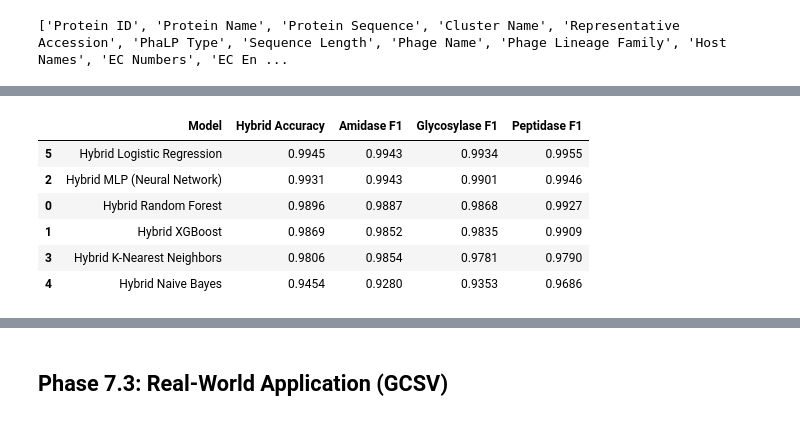
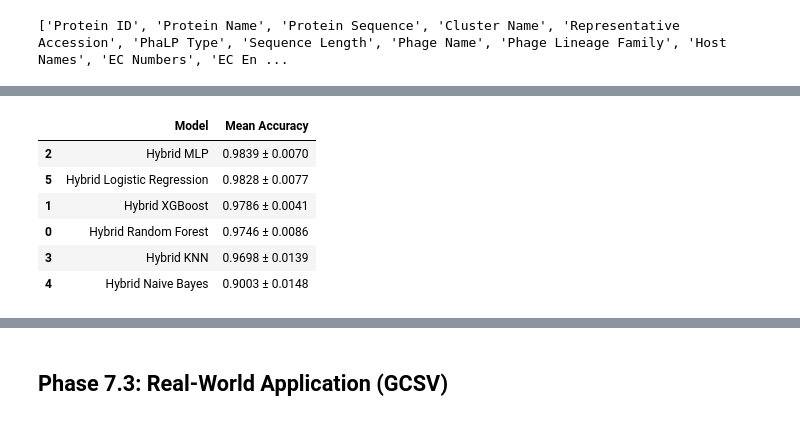
Before and after one commit to Criflar/phage-enzyme-classifier, a Jupyter notebook: phagelytic-esm.ipynb, the cells around one changed output, grey strips where cells are left out. Drawn from its saved outputs; the diff is of its cells as text; code cells hidden in the pictures.

```diff
--- a/phagelytic-esm.ipynb
+++ b/phagelytic-esm.ipynb
@@ -124,7 +124,7 @@ Given the massive discrepancy between Peptidase and the other two classes, we ne
 print(merged_df['Protein Sequence'].value_counts())
 
 # Looking at the column names from the csv files, we're looking for the DNA sequences. So, we'll use the column name 'Protein Sequence' and drop any rows where this column is null or missing.
-cleaned_df = merged_df.dropna(subset='Protein Sequence')
+cleaned_df = merged_df.dropna(subset='Protein Sequence').copy()
 print("\nTotal dataset shape after dropping missing: ", cleaned_df.shape)
 
 # We also have to ensure that each protein sequence is capitalized to maintain consistency.
@@ -747,6 +754,7 @@ groups = master_df['Cluster Name'].fillna(master_df.index.to_series()).astype(st
 # 2. Encode labels
 le = LabelEncoder()
 y_encoded = le.fit_transform(master_df['Label'])
+y = y_encoded  # Alias so downstream cells (e.g. Cell 51) can reference either name
 
 # 3. Initialize StratifiedGroupKFold
 sgkf = StratifiedGroupKFold(n_splits=5, shuffle=True, random_state=42)
@@ -777,21 +785,24 @@ for fold_i, (tr_idx, te_idx) in enumerate(sgkf.split(X_esm, y_encoded, groups=gr
     print(f"Fold {fold_i}/5: Accuracy = {acc:.4f}  |  "
           f"F1 per class: {dict(zip(le.classes_, [f'{v:.4f}' for v in f1_per_class]))}")
 
-    # Retain the last fold's indices
+    # Retain the last fold's indices (used as canonical split for downstream qualitative analyses)
     train_idx, test_idx = tr_idx, te_idx
 
 # 4. Cross-validation summary
-mean_acc = np.mean(fold_accuracies)
-std_acc = np.std(fold_accuracies)
+mlp_cv_mean_acc = np.mean(fold_accuracies)
+mlp_cv_std_acc = np.std(fold_accuracies)
 mean_f1 = np.mean(fold_f1_per_class, axis=0)
 std_f1 = np.std(fold_f1_per_class, axis=0)
 
 print("=" * 60)
-print(f"\nMLP 5-Fold CV Accuracy: {mean_acc:.4f} \u00b1 {std_acc:.4f}")
+print(f"\nMLP 5-Fold CV Accuracy: {mlp_cv_mean_acc:.4f} ± {mlp_cv_std_acc:.4f}")
 for cls_name, mf, sf in zip(le.classes_, mean_f1, std_f1):
-    print(f"  {cls_name} F1: {mf:.4f} \u00b1 {sf:.4f}")
+    print(f"  {cls_name} F1: {mf:.4f} ± {sf:.4f}")
 
 # 5. Canonical split from the last fold for downstream cells
+# Note: The last fold is arbitrary but deterministic (random_state=42). The 5-fold CV
+# metrics above are the robust estimate; this canonical split is for qualitative analyses
+# (confusion matrix, convergence plot, sequence identity, etc.)
 X_train, X_test = X_esm[train_idx], X_esm[test_idx]
 y_train, y_test = y_encoded[train_idx], y_encoded[test_idx]
 
@@ -1048,51 +1077,57 @@ from sklearn.neural_network import MLPClassifier
 from sklearn.neighbors import KNeighborsClassifier
 from sklearn.naive_bayes import GaussianNB
 from sklearn.linear_model import LogisticRegression
-from sklearn.metrics import classification_report
+from sklearn.metrics import accuracy_score
+from sklearn.model_selection import StratifiedGroupKFold
+from sklearn.base import clone
 
-# 1. Extract the 4 Biopython Features (Using your exact column names)
+# 1. Build hybrid feature matrix (640 ESM + 4 Bio = 644 dimensions)
 bio_features = master_df[['Molecular_Weight', 'pI', 'Instability', 'GRAVY']].values
-
-# 2. Concatenate the Matrices (640 ESM + 4 Bio = 644 dimensions)
 X_hybrid = np.hstack((X_esm, bio_features))
 
-# 3. Apply the exact same splits generated earlier (GroupShuffleSplit) to ensure a 1:1 comparison
-X_train_hybrid, X_test_hybrid = X_hybrid[train_idx], X_hybrid[test_idx]
+# 2. Same CV splitter as Cells 49/51 for a fair 1:1 comparison
+sgkf_hybrid = StratifiedGroupKFold(n_splits=5, shuffle=True, random_state=42)
 
-# 4. Scale the New 644-D Data
-scaler_hybrid = StandardScaler()
-X_train_scaled_hybrid = scaler_hybrid.fit_transform(X_train_hybrid)
-X_test_scaled_hybrid = scaler_hybrid.transform(X_test_hybrid)
-
-# 5. Initialize the Full Suite of Models
+# 3. Models
 models_hybrid = {
     "Hybrid Random Forest": RandomForestClassifier(random_state=42),
     "Hybrid XGBoost": XGBClassifier(random_state=42, eval_metric='mlogloss'),
-    "Hybrid MLP (Neural Network)": MLPClassifier(random_state=42, max_iter=1000, early_stopping=True),
-    "Hybrid K-Nearest Neighbors": KNeighborsClassifier(),
+    "Hybrid MLP": MLPClassifier(random_state=42, max_iter=1000, early_stopping=True),
+    "Hybrid KNN": KNeighborsClassifier(),
     "Hybrid Naive Bayes": GaussianNB(),
     "Hybrid Logistic Regression": LogisticRegression(random_state=42, max_iter=1000)
 }
 
-# 6. Execute the Hybrid Matrix
+# 4. Cross-validate each hybrid model
+print("Running 5-Fold StratifiedGroupKFold CV on 644-D Hybrid Features (ESM + Biopython)...")
+print("=" * 60)
+
 hybrid_results_list = []
 
-print("Training All Models on the 644-D Hybrid Features (ESM + Biopython)...")
-for name, model in models_hybrid.items():
-    model.fit(X_train_scaled_hybrid, y_train)
-    preds = model.predict(X_test_scaled_hybrid)
+for name, model_template in models_hybrid.items():
+    fold_accs = []
+    for fold_i, (tr_idx, te_idx) in enumerate(sgkf_hybrid.split(X_hybrid, y, groups=groups), 1):
+        scaler_fold = StandardScaler()
+        X_tr_scaled = scaler_fold.fit_transform(X_hybrid[tr_idx])
+        X_te_scaled = scaler_fold.transform(X_hybrid[te_idx])
+        y_tr, y_te = y[tr_idx], y[te_idx]
 
-    report = classification_report(y_test, preds, target_names=le.classes_, output_dict=True, zero_division=0)
+        model = clone(model_template)
+        model.fit(X_tr_scaled, y_tr)
+        preds = model.predict(X_te_scaled)
+        fold_accs.append(accuracy_score(y_te, preds))
+
+    model_mean_acc = np.mean(fold_accs)
+    model_std_acc = np.std(fold_accs)
+
+    print(f"{name}: {model_mean_acc:.4f} ± {model_std_acc:.4f}")
 
     hybrid_results_list.append({
         "Model": name,
-        "Hybrid Accuracy": round(report['accuracy'], 4),
-        "Amidase F1": round(report['Amidase']['f1-score'], 4),
-        "Glycosylase F1": round(report['Glycosylase']['f1-score'], 4),
-        "Peptidase F1": round(report['Peptidase']['f1-score'], 4)
+        "Mean Accuracy": f"{model_mean_acc:.4f} ± {model_std_acc:.4f}",
     })
 
-# 7. Results Table
-hybrid_results_df = pd.DataFrame(hybrid_results_list).sort_values(by="Hybrid Accuracy", ascending=False)
+print("=" * 60)
+hybrid_results_df = pd.DataFrame(hybrid_results_list).sort_values(by="Mean Accuracy", ascending=False)
 hybrid_results_df
 # %% [output]
@@ -1100,8 +1143,8 @@ Training All Models on the 644-D Hybrid Features (ESM + Biopython)...
-|  | Model | Hybrid Accuracy | Amidase F1 | Glycosylase F1 | Peptidase F1 |
-| 5 | Hybrid Logistic Regression | 0.9945 | 0.9943 | 0.9934 | 0.9955 |
-| 2 | Hybrid MLP (Neural Network) | 0.9931 | 0.9943 | 0.9901 | 0.9946 |
-| 0 | Hybrid Random Forest | 0.9896 | 0.9887 | 0.9868 | 0.9927 |
-| 1 | Hybrid XGBoost | 0.9869 | 0.9852 | 0.9835 | 0.9909 |
-| 3 | Hybrid K-Nearest Neighbors | 0.9806 | 0.9854 | 0.9781 | 0.9790 |
-| 4 | Hybrid Naive Bayes | 0.9454 | 0.9280 | 0.9353 | 0.9686 |
+|  | Model | Mean Accuracy |
+| 2 | Hybrid MLP | 0.9839 ± 0.0070 |
+| 5 | Hybrid Logistic Regression | 0.9828 ± 0.0077 |
+| 1 | Hybrid XGBoost | 0.9786 ± 0.0041 |
+| 0 | Hybrid Random Forest | 0.9746 ± 0.0086 |
+| 3 | Hybrid KNN | 0.9698 ± 0.0139 |
+| 4 | Hybrid Naive Bayes | 0.9003 ± 0.0148 |
 # %% [markdown]
```
Also changed, not shown: parts of 39 cells of this notebook.
